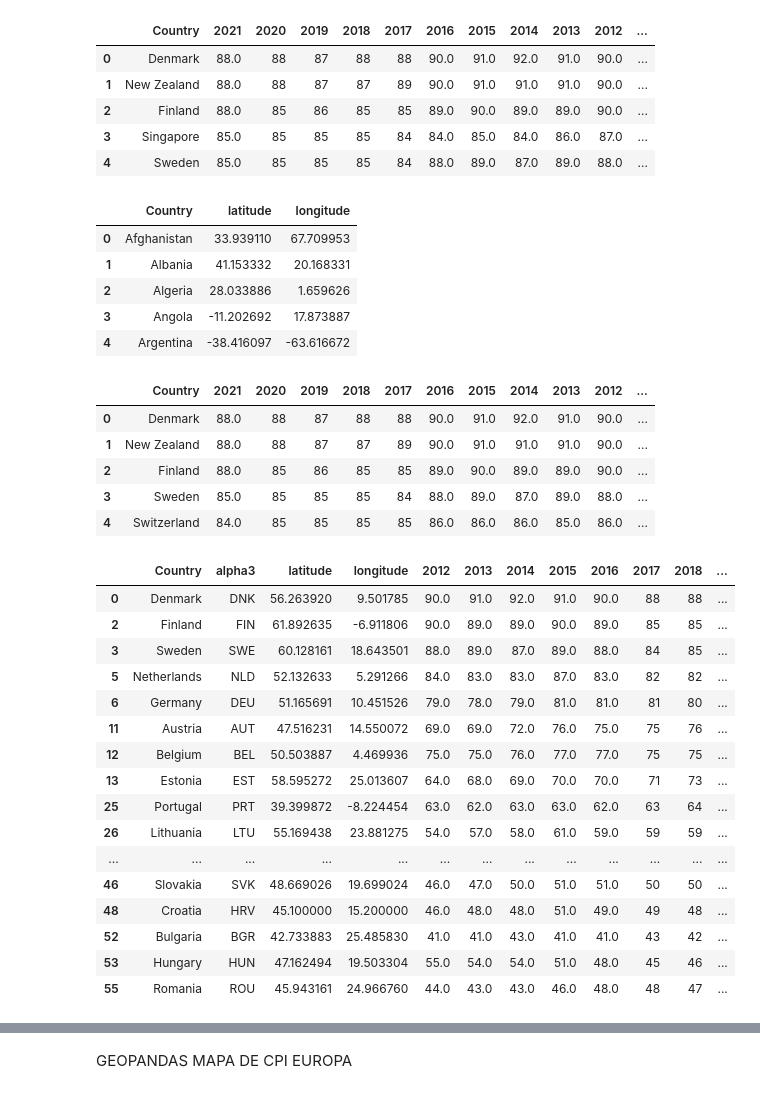
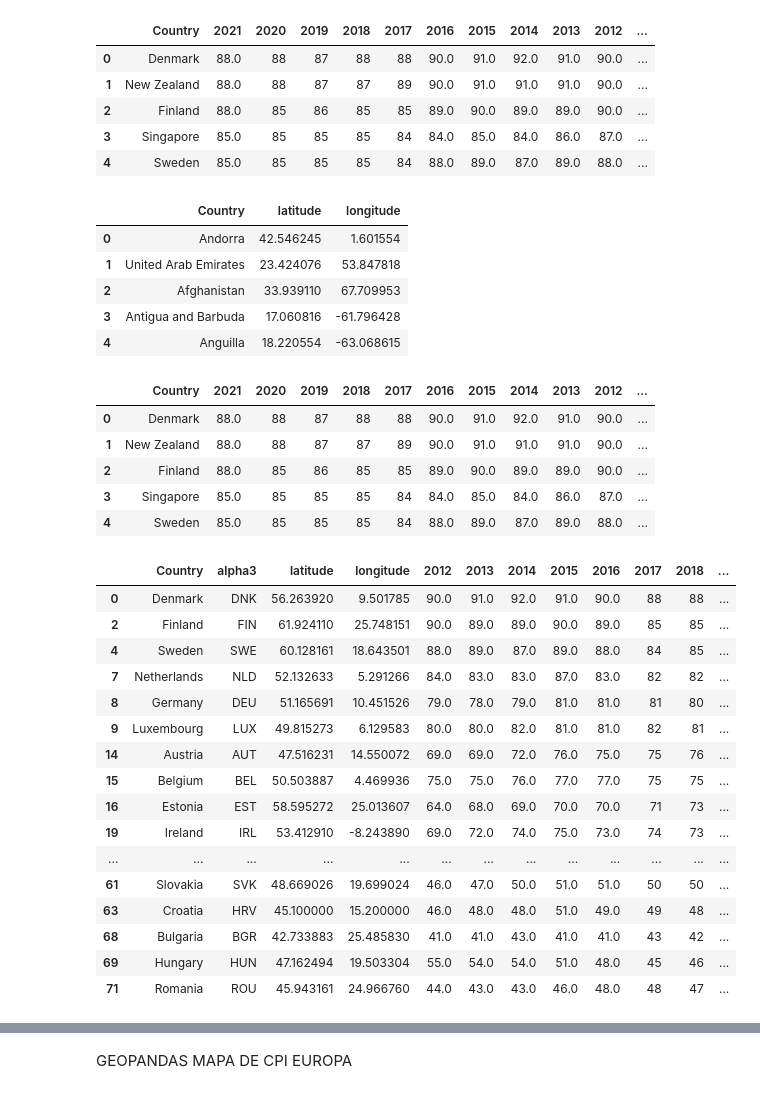
Before and after one commit to fduartej/data_visualization_python, a Jupyter notebook: notebook/CorrupcionPercepcionIndex.ipynb, the cells around one changed output, grey strips where cells are left out. Saved outputs shown, nothing was run; the diff lists cells and outputs as text; code cells hidden in the pictures.

```diff
--- a/notebook/CorrupcionPercepcionIndex.ipynb
+++ b/notebook/CorrupcionPercepcionIndex.ipynb
@@ -176,7 +161,7 @@ cpi = pd.read_csv('cpi.csv',delimiter=";")
 
 
 #https://github.com/melanieshi0120/COVID-19_global_time_series_panel_data/blob/master/data/countries_latitude_longitude.csv
-countrycode = pd.read_csv('countries_latitude_longitude.csv',delimiter=",")
+countrycode = pd.read_csv('countries_latitude_longitude.csv',delimiter=";")
 # %%
 cpi['alpha3']=alpha3code(cpi.Country)
 cpi.head()
@@ -191,11 +176,11 @@ cpi.head()
 countrycode.head()
 # %% [output]
 |  | Country | latitude | longitude |
-| 0 | Afghanistan | 33.939110 | 67.709953 |
-| 1 | Albania | 41.153332 | 20.168331 |
-| 2 | Algeria | 28.033886 | 1.659626 |
-| 3 | Angola | -11.202692 | 17.873887 |
-| 4 | Argentina | -38.416097 | -63.616672 |
+| 0 | Andorra | 42.546245 | 1.601554 |
+| 1 | United Arab Emirates | 23.424076 | 53.847818 |
+| 2 | Afghanistan | 33.939110 | 67.709953 |
+| 3 | Antigua and Barbuda | 17.060816 | -61.796428 |
+| 4 | Anguilla | 18.220554 | -63.068615 |
 # %%
 cpi = pd.merge(cpi,countrycode, on='Country')
 cpi.head()
@@ -204,45 +189,49 @@ cpi.head()
 | 0 | Denmark | 88.0 | 88 | 87 | 88 | 88 | 90.0 | 91.0 | 92.0 | 91.0 | 90.0 | ... |
 | 1 | New Zealand | 88.0 | 88 | 87 | 87 | 89 | 90.0 | 91.0 | 91.0 | 91.0 | 90.0 | ... |
 | 2 | Finland | 88.0 | 85 | 86 | 85 | 85 | 89.0 | 90.0 | 89.0 | 89.0 | 90.0 | ... |
-| 3 | Sweden | 85.0 | 85 | 85 | 85 | 84 | 88.0 | 89.0 | 87.0 | 89.0 | 88.0 | ... |
-| 4 | Switzerland | 84.0 | 85 | 85 | 85 | 85 | 86.0 | 86.0 | 86.0 | 85.0 | 86.0 | ... |
+| 3 | Singapore | 85.0 | 85 | 85 | 85 | 84 | 84.0 | 85.0 | 84.0 | 86.0 | 87.0 | ... |
+| 4 | Sweden | 85.0 | 85 | 85 | 85 | 84 | 88.0 | 89.0 | 87.0 | 89.0 | 88.0 | ... |
 # %%
 # Paises de la union europea
 # Alemania, Bélgica, Croacia, Dinamarca, España, Francia, Irlanda, Letonia, Luxemburgo, Países Bajos, Suecia, Bulgaria, Eslovaquia,
 # Estonia, Grecia, Malta, Polonia, República Checa, Austria, Chipre, Eslovenia, Finlandia, Hungría, Italia, Lituania, Portugal y Rumanía
 
 cpiEuropa = cpi[(cpi.Country == 'Germany') | (cpi.Country =='Belgium') | (cpi.Country =='Croatia') |
      (cpi.Country =='Denmark') | (cpi.Country =='Spain') | (cpi.Country =='France') |
      (cpi.Country =='Ireland') | (cpi.Country =='Latvia') | (cpi.Country =='Luxemburgo') |
      (cpi.Country =='Netherlands') | (cpi.Country =='Sweden') | (cpi.Country =='Bulgaria') |
      (cpi.Country =='Slovakia') | (cpi.Country =='Estonia') | (cpi.Country =='Greece') |
      (cpi.Country =='Malta') | (cpi.Country =='Poland') | (cpi.Country =='Czechia') |
      (cpi.Country =='Austria') | (cpi.Country =='Cyprus') | (cpi.Country =='Slovenia') |
      (cpi.Country =='Finland') | (cpi.Country =='Hungary') | (cpi.Country =='Italy') |
-     (cpi.Country =='Lithuania') | (cpi.Country =='Portugal') | (cpi.Country =='Romania')
+     (cpi.Country =='Lithuania') | (cpi.Country =='Portugal') | (cpi.Country =='Romania') |
+     (cpi.Country =='Republic of Cyprus') | (cpi.Country =='Czech Republic') | (cpi.Country =='Luxembourg') |
+     (cpi.Country =='Romania') | (cpi.Country =='Sweden') | (cpi.Country =='Czech')
+
     ]
+
 
 #cpiEuropa = cpiEuropa.reset_index(drop=True).set_index('Jurisdiction')
 cpiEuropa = cpiEuropa[['Country','alpha3','latitude','longitude','2012','2013','2014','2015','2016','2017','2018','2019','2020','2021']]
 cpiEuropa
 # %% [output]
 |  | Country | alpha3 | latitude | longitude | 2012 | 2013 | 2014 | 2015 | 2016 | 2017 | 2018 | ... |
 | 0 | Denmark | DNK | 56.263920 | 9.501785 | 90.0 | 91.0 | 92.0 | 91.0 | 90.0 | 88 | 88 | ... |
-| 2 | Finland | FIN | 61.892635 | -6.911806 | 90.0 | 89.0 | 89.0 | 90.0 | 89.0 | 85 | 85 | ... |
-| 3 | Sweden | SWE | 60.128161 | 18.643501 | 88.0 | 89.0 | 87.0 | 89.0 | 88.0 | 84 | 85 | ... |
-| 5 | Netherlands | NLD | 52.132633 | 5.291266 | 84.0 | 83.0 | 83.0 | 87.0 | 83.0 | 82 | 82 | ... |
-| 6 | Germany | DEU | 51.165691 | 10.451526 | 79.0 | 78.0 | 79.0 | 81.0 | 81.0 | 81 | 80 | ... |
-| 11 | Austria | AUT | 47.516231 | 14.550072 | 69.0 | 69.0 | 72.0 | 76.0 | 75.0 | 75 | 76 | ... |
-| 12 | Belgium | BEL | 50.503887 | 4.469936 | 75.0 | 75.0 | 76.0 | 77.0 | 77.0 | 75 | 75 | ... |
-| 13 | Estonia | EST | 58.595272 | 25.013607 | 64.0 | 68.0 | 69.0 | 70.0 | 70.0 | 71 | 73 | ... |
-| 25 | Portugal | PRT | 39.399872 | -8.224454 | 63.0 | 62.0 | 63.0 | 63.0 | 62.0 | 63 | 64 | ... |
-| 26 | Lithuania | LTU | 55.169438 | 23.881275 | 54.0 | 57.0 | 58.0 | 61.0 | 59.0 | 59 | 59 | ... |
+| 2 | Finland | FIN | 61.924110 | 25.748151 | 90.0 | 89.0 | 89.0 | 90.0 | 89.0 | 85 | 85 | ... |
+| 4 | Sweden | SWE | 60.128161 | 18.643501 | 88.0 | 89.0 | 87.0 | 89.0 | 88.0 | 84 | 85 | ... |
+| 7 | Netherlands | NLD | 52.132633 | 5.291266 | 84.0 | 83.0 | 83.0 | 87.0 | 83.0 | 82 | 82 | ... |
+| 8 | Germany | DEU | 51.165691 | 10.451526 | 79.0 | 78.0 | 79.0 | 81.0 | 81.0 | 81 | 80 | ... |
+| 9 | Luxembourg | LUX | 49.815273 | 6.129583 | 80.0 | 80.0 | 82.0 | 81.0 | 81.0 | 82 | 81 | ... |
+| 14 | Austria | AUT | 47.516231 | 14.550072 | 69.0 | 69.0 | 72.0 | 76.0 | 75.0 | 75 | 76 | ... |
+| 15 | Belgium | BEL | 50.503887 | 4.469936 | 75.0 | 75.0 | 76.0 | 77.0 | 77.0 | 75 | 75 | ... |
+| 16 | Estonia | EST | 58.595272 | 25.013607 | 64.0 | 68.0 | 69.0 | 70.0 | 70.0 | 71 | 73 | ... |
+| 19 | Ireland | IRL | 53.412910 | -8.243890 | 69.0 | 72.0 | 74.0 | 75.0 | 73.0 | 74 | 73 | ... |
 | ... | ... | ... | ... | ... | ... | ... | ... | ... | ... | ... | ... | ... |
-| 46 | Slovakia | SVK | 48.669026 | 19.699024 | 46.0 | 47.0 | 50.0 | 51.0 | 51.0 | 50 | 50 | ... |
-| 48 | Croatia | HRV | 45.100000 | 15.200000 | 46.0 | 48.0 | 48.0 | 51.0 | 49.0 | 49 | 48 | ... |
-| 52 | Bulgaria | BGR | 42.733883 | 25.485830 | 41.0 | 41.0 | 43.0 | 41.0 | 41.0 | 43 | 42 | ... |
-| 53 | Hungary | HUN | 47.162494 | 19.503304 | 55.0 | 54.0 | 54.0 | 51.0 | 48.0 | 45 | 46 | ... |
-| 55 | Romania | ROU | 45.943161 | 24.966760 | 44.0 | 43.0 | 43.0 | 46.0 | 48.0 | 48 | 47 | ... |
+| 61 | Slovakia | SVK | 48.669026 | 19.699024 | 46.0 | 47.0 | 50.0 | 51.0 | 51.0 | 50 | 50 | ... |
+| 63 | Croatia | HRV | 45.100000 | 15.200000 | 46.0 | 48.0 | 48.0 | 51.0 | 49.0 | 49 | 48 | ... |
+| 68 | Bulgaria | BGR | 42.733883 | 25.485830 | 41.0 | 41.0 | 43.0 | 41.0 | 41.0 | 43 | 42 | ... |
+| 69 | Hungary | HUN | 47.162494 | 19.503304 | 55.0 | 54.0 | 54.0 | 51.0 | 48.0 | 45 | 46 | ... |
+| 71 | Romania | ROU | 45.943161 | 24.966760 | 44.0 | 43.0 | 43.0 | 46.0 | 48.0 | 48 | 47 | ... |
 # %%
 #transformar los valores a flotantes
 
```
Also changed, not shown: parts of 16 cells of this notebook.
